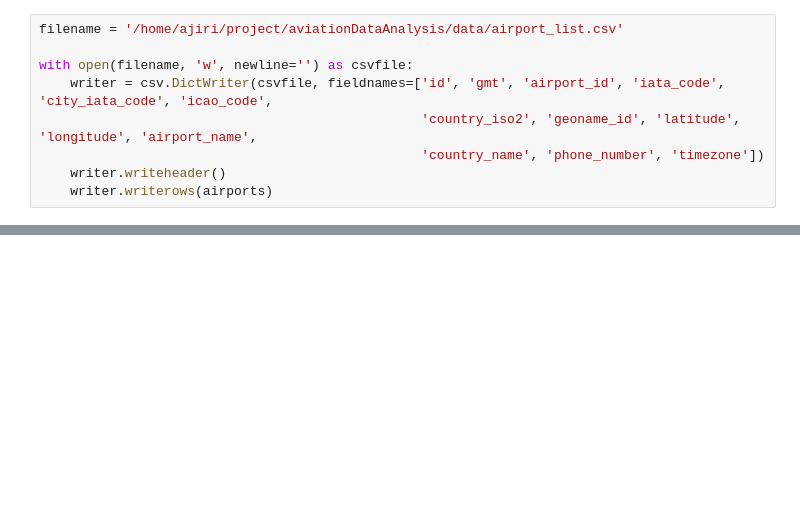
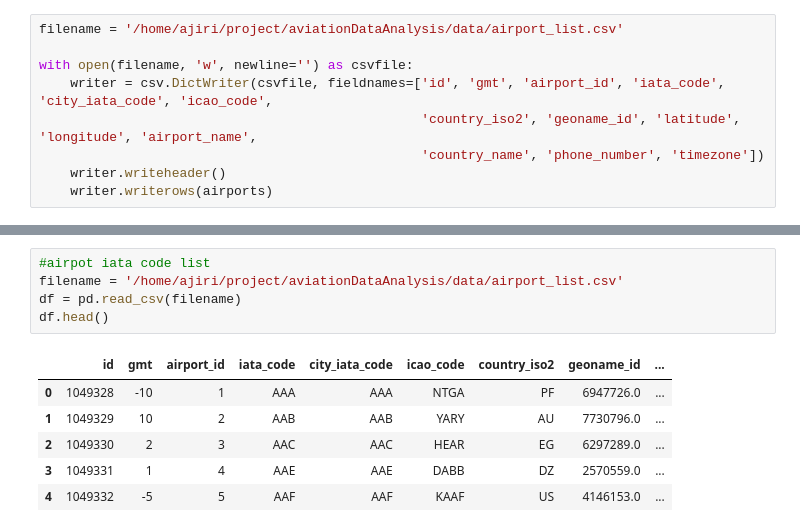
Before and after one commit to ajiri-abugo/aviationDataAnalysis, a Jupyter notebook: aviation_data.ipynb, the cells around one changed output, grey strips where cells are left out. Drawn from its saved outputs; the diff is of its cells as text; blank space fills up the shorter version.

Commit message:
included tests for data quality

```diff
--- a/aviation_data.ipynb
+++ b/aviation_data.ipynb
@@ -91,0 +135,12 @@ with open(filename, 'w', newline='') as csvfile:
+# %%
+#airpot iata code list
+filename = '/home/ajiri/project/aviationDataAnalysis/data/airport_list.csv'
+df = pd.read_csv(filename)
+df.head()
+# %% [output]
+|  | id | gmt | airport_id | iata_code | city_iata_code | icao_code | country_iso2 | geoname_id | ... |
+| 0 | 1049328 | -10 | 1 | AAA | AAA | NTGA | PF | 6947726.0 | ... |
+| 1 | 1049329 | 10 | 2 | AAB | AAB | YARY | AU | 7730796.0 | ... |
+| 2 | 1049330 | 2 | 3 | AAC | AAC | HEAR | EG | 6297289.0 | ... |
+| 3 | 1049331 | 1 | 4 | AAE | AAE | DABB | DZ | 2570559.0 | ... |
+| 4 | 1049332 | -5 | 5 | AAF | AAF | KAAF | US | 4146153.0 | ... |
```
Also changed, not shown: parts of 8 cells of this notebook, 13 other files.
